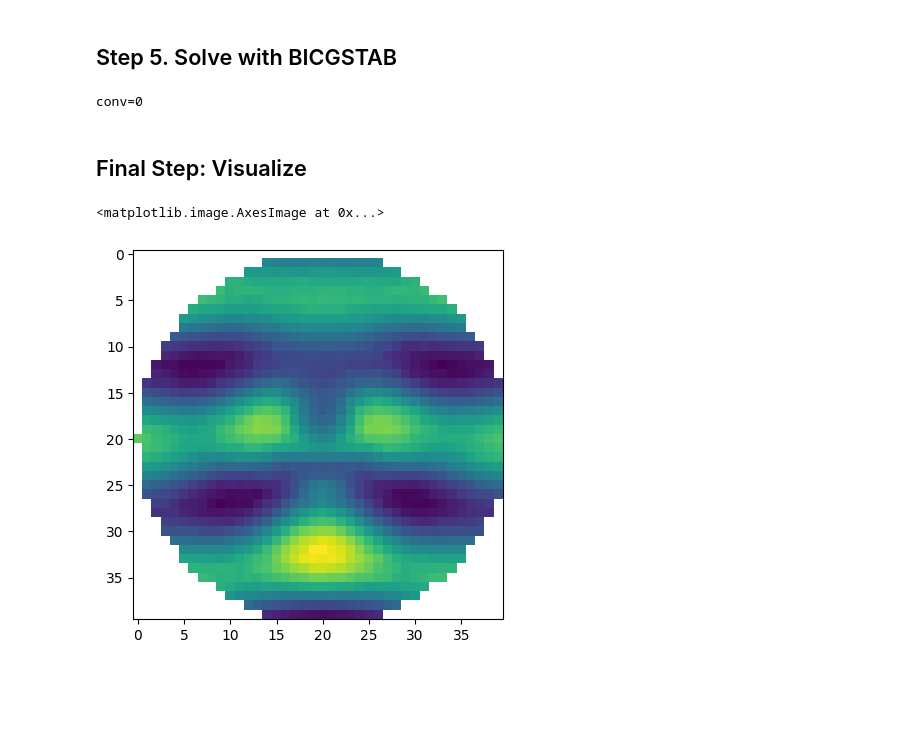
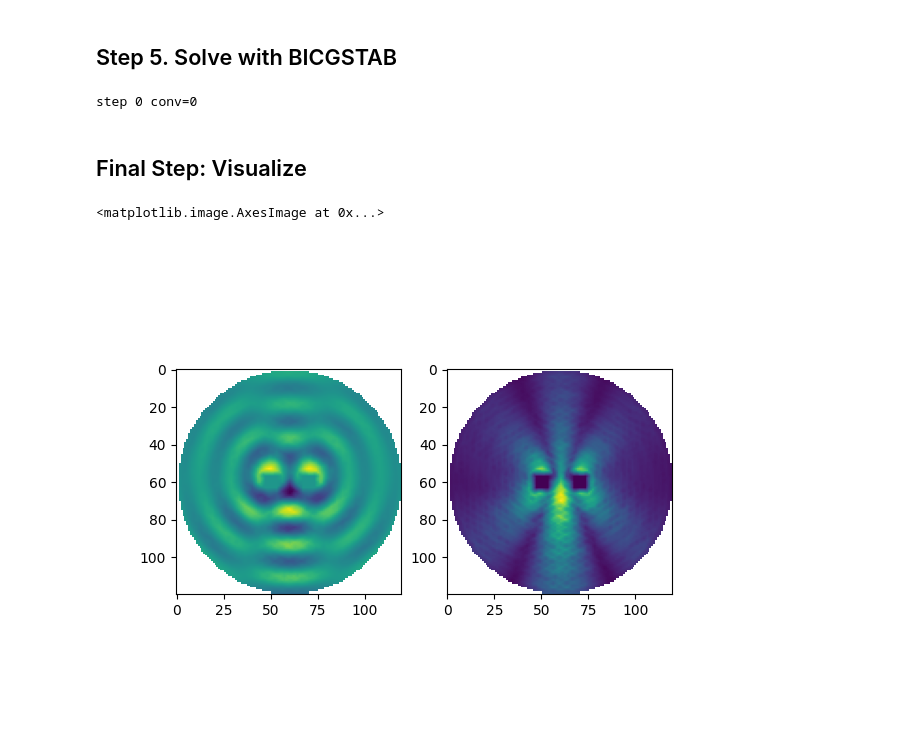
Before and after one commit to lunsong/FEM, a Jupyter notebook: scatter.ipynb, the cells around one changed output. Saved outputs shown, nothing was run; the diff lists cells and outputs as text; code cells hidden in the pictures; blank space fills up the shorter version.

```diff
--- a/scatter.ipynb
+++ b/scatter.ipynb
@@ -44,30 +65,54 @@ fem = FEM(mesh)
 # %%
 from numpy.linalg import norm
 from numpy import exp
-n = norm(mesh.points, axis=-1)
 k = 4
-k2 = (exp(-n**2)+1) * k**2
+xs = mesh.points
+n = norm(xs,axis=-1)
+# gauss = lambda center,sig: exp(-np.sum((xs-center)**2,axis=-1)/sig**2)
+# k2 = (gauss([0,1,0],2)+gauss([0,-1,0],2)+1)*k**2
 x = mesh.points[:,0]
 cos = mesh.points[:,0] / n
-src = 1j * k * (x/n-1) * exp(1j*x*k)
-b = fem.bound @ src
-L = fem.nabla - fem.diag(k2) - 1j*k*fem.bound
+# src = 1j * k * (x/n-1) * exp(1j*x*k)
+# b = fem.bound @ src
+# L = fem.nabla - fem.diag(k2) - 1j*k*fem.bound
+L = fem.nabla - k*k*fem.inner - 1j*k*fem.bound
+
+u0 = exp(1j*x*k)
+u0[mask] = 0
+b = -L@u0
+
+b = b[mask]
+L = L[mask][:,mask]
 # %% [markdown]
 ## Step 5. Solve with BICGSTAB
 # %%
 from scipy.sparse.linalg import bicgstab
-u,conv = bicgstab(L,b)
-print(f"conv={conv}")
+for step in range(5):
+    u,conv = bicgstab(L,b,tol=1e-3,maxiter=1000)
+    print(f"step {step} conv={conv}")
+    if conv==0:
+        break
+else:
+    raise Exception("BICGSTAB not converged")
 # %% [output]
-conv=0
+step 0 conv=0
 # %% [markdown]
 ## Final Step: Visualize
 # %%
 from scipy.interpolate import LinearNDInterpolator
 from numpy import mgrid
-u = LinearNDInterpolator(mesh.tri, u)
-x,y = mgrid[-2:2:.1,-2:2:.1]
-plt.imshow(u(x,y,0).real)
+u_all = np.zeros(mesh.points.shape[0],complex)
+u_all[mask] = u
+# u_all[:] = u
+u_interp = LinearNDInterpolator(mesh.tri, u_all)
+x,y = mgrid[-6:6:.1,-6:6:.1]
+res = u_interp(x,y,0)
+# res = np.where(x*x+y*y<1,np.nan,res)
+inp = exp(1j*k*x)
+inp[x*x+y*y<=1.1] = 0
+fig,(a,b) = plt.subplots(1,2)
+a.imshow(res.real)
+b.imshow(abs(res))
 # %% [output]
 <matplotlib.image.AxesImage at 0x...>
-[figure, old version]
+[figure, new version]
```
Also changed, not shown: parts of 6 cells of this notebook, 1 other file.
